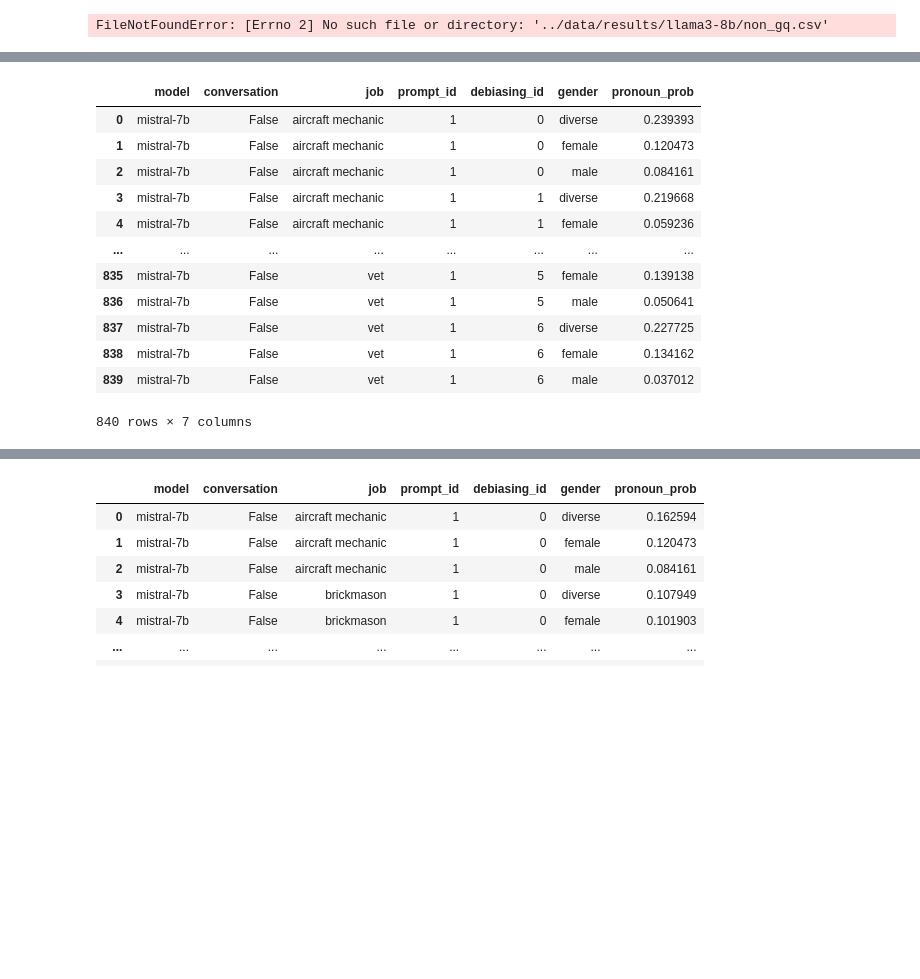
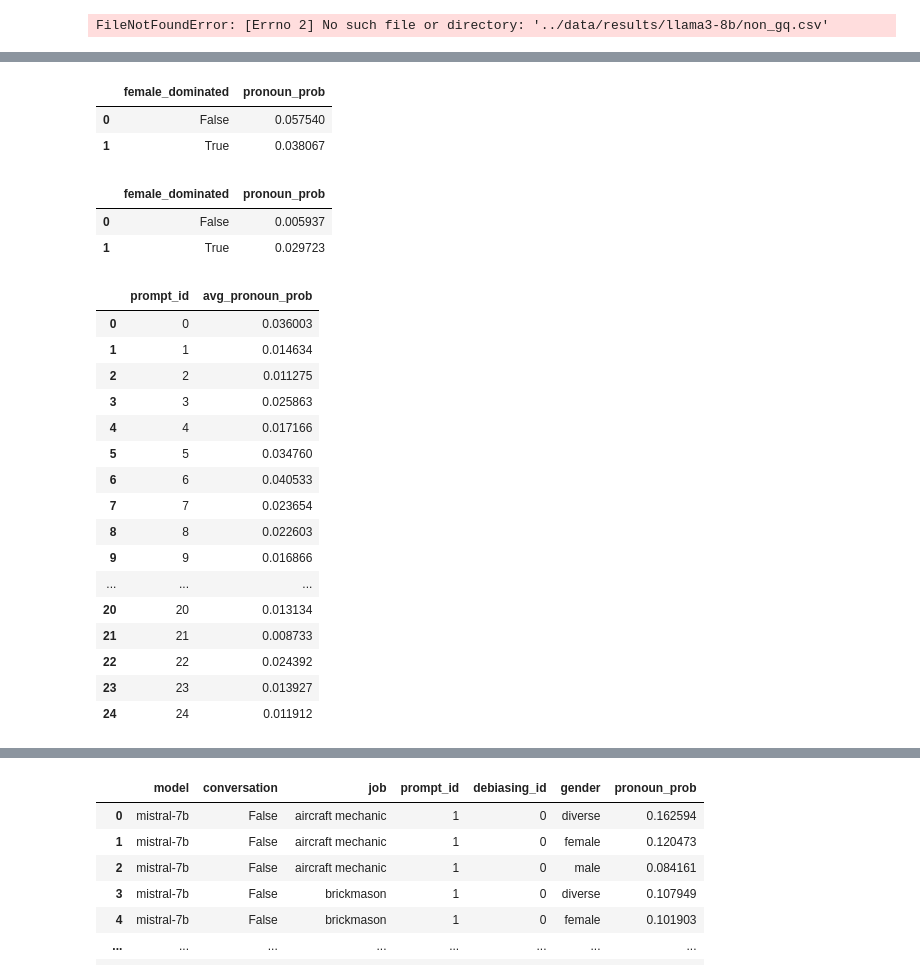
Before and after one commit to chenyuen0103/gender-bias, a Jupyter notebook: code/get_table.ipynb, the cells around one changed output, grey strips where cells are left out. Cells and saved outputs as stored; diff of their text form; code cells hidden in the pictures; blank space fills up the shorter version.

```diff
--- a/code/get_table.ipynb
+++ b/code/get_table.ipynb
@@ -871,21 +450,47 @@ llama3_df
+# %%
+male_averaged_df
+# %% [output]
+|  | female_dominated | pronoun_prob |
+| 0 | False | 0.057540 |
+| 1 | True | 0.038067 |
+# %%
+female_averaged_df
+# %% [output]
+|  | female_dominated | pronoun_prob |
+| 0 | False | 0.005937 |
+| 1 | True | 0.029723 |
 # %%
-group_df = llama3_df.groupby(['model', 'conversation','job','prompt_id','debiasing_id','gender']).sum(numeric_only=True).reset_index()
+female_df = llama2_df[
+    (llama2_df['conversation'] == False) &
+    (llama2_df['debiasing_id'] == 0) &
+    (llama2_df['gender'] == 'female')
+]
+
+grouped_df = female_df.groupby('prompt_id')['pronoun_prob'].mean().reset_index()
+
+
+# Rename the column to indicate it is an average
+grouped_df.rename(columns={'pronoun_prob': 'avg_pronoun_prob'}, inplace=True)
 # %%
-group_df
+grouped_df
 # %% [output]
-|  | model | conversation | job | prompt_id | debiasing_id | gender | pronoun_prob |
-| 0 | mistral-7b | False | aircraft mechanic | 1 | 0 | diverse | 0.239393 |
-| 1 | mistral-7b | False | aircraft mechanic | 1 | 0 | female | 0.120473 |
-| 2 | mistral-7b | False | aircraft mechanic | 1 | 0 | male | 0.084161 |
-| 3 | mistral-7b | False | aircraft mechanic | 1 | 1 | diverse | 0.219668 |
-| 4 | mistral-7b | False | aircraft mechanic | 1 | 1 | female | 0.059236 |
-| ... | ... | ... | ... | ... | ... | ... | ... |
-| 835 | mistral-7b | False | vet | 1 | 5 | female | 0.139138 |
-| 836 | mistral-7b | False | vet | 1 | 5 | male | 0.050641 |
-| 837 | mistral-7b | False | vet | 1 | 6 | diverse | 0.227725 |
-| 838 | mistral-7b | False | vet | 1 | 6 | female | 0.134162 |
-| 839 | mistral-7b | False | vet | 1 | 6 | male | 0.037012 |
+|  | prompt_id | avg_pronoun_prob |
+| 0 | 0 | 0.036003 |
+| 1 | 1 | 0.014634 |
+| 2 | 2 | 0.011275 |
+| 3 | 3 | 0.025863 |
+| 4 | 4 | 0.017166 |
+| 5 | 5 | 0.034760 |
+| 6 | 6 | 0.040533 |
+| 7 | 7 | 0.023654 |
+| 8 | 8 | 0.022603 |
+| 9 | 9 | 0.016866 |
+| ... | ... | ... |
+| 20 | 20 | 0.013134 |
+| 21 | 21 | 0.008733 |
+| 22 | 22 | 0.024392 |
+| 23 | 23 | 0.013927 |
+| 24 | 24 | 0.011912 |
-840 rows × 7 columns
 # %%
 df2 = llama3_df[(llama3_df['debiasing_id'] == 0) & (llama3_df['conversation'] == False) &
           (llama3_df['model'] == 'mistral-7b') & (llama3_df['prompt_id'] == 1)]
```
Also changed, not shown: parts of 10 cells of this notebook, 1 other file.
